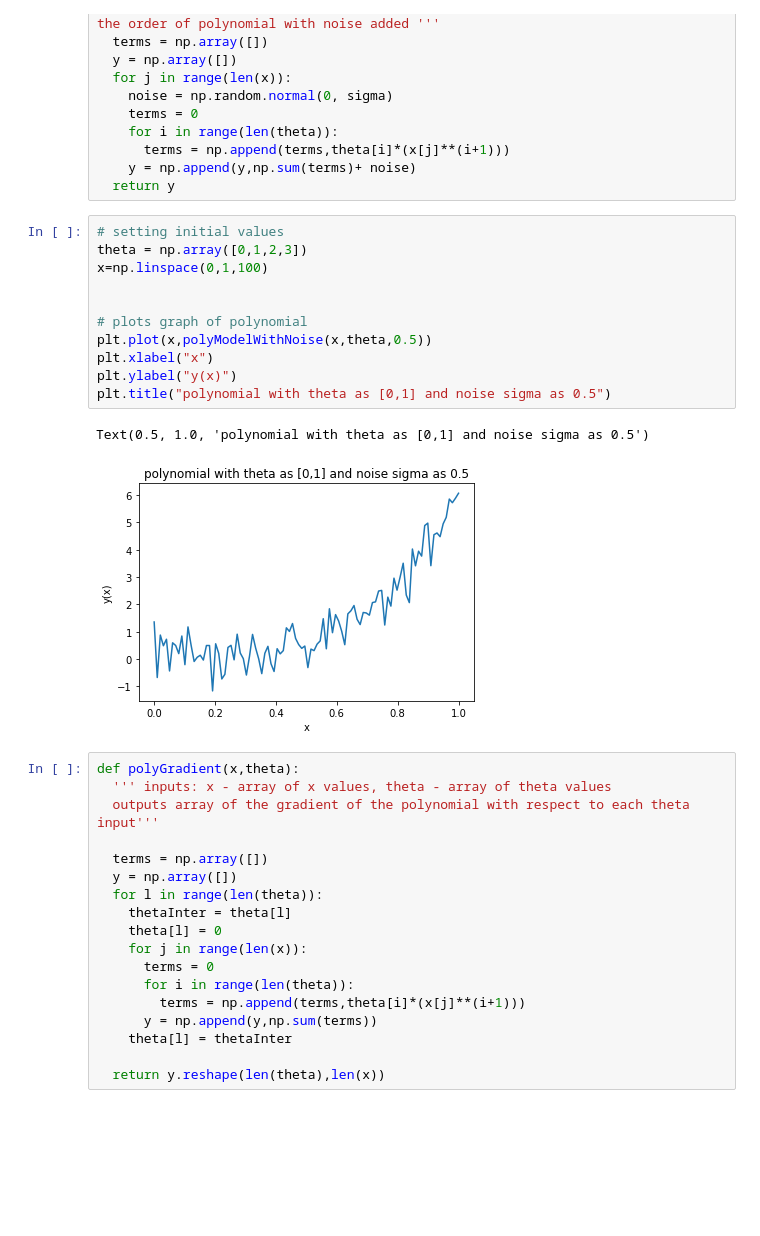
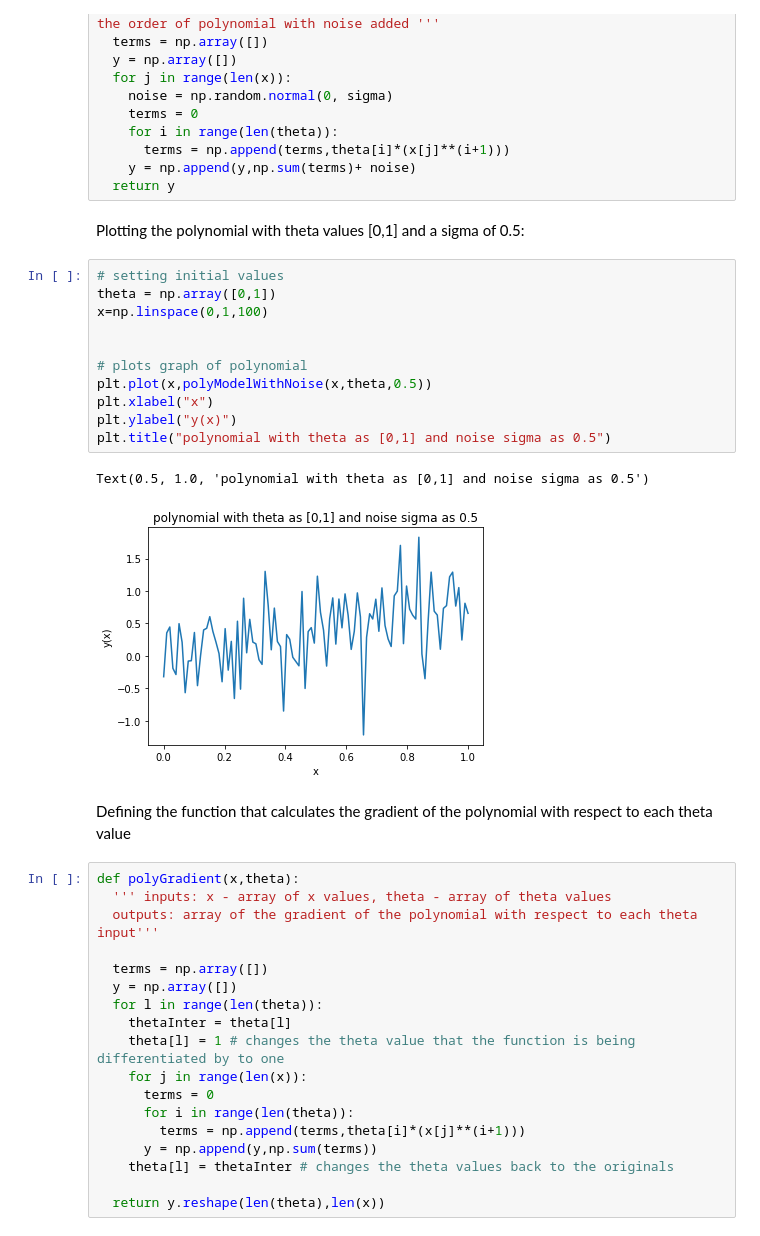
Before and after one commit to logansdmi/CurveFitting, a Jupyter notebook: CurveFitting.ipynb, the cells around one changed output. Saved outputs shown, nothing was run; the diff lists cells and outputs as text; blank space fills up the shorter version.

```diff
--- a/CurveFitting.ipynb
+++ b/CurveFitting.ipynb
@@ -26,35 +26,39 @@ def polyModelWithNoise(x,theta,sigma):
       terms = np.append(terms,theta[i]*(x[j]**(i+1)))
     y = np.append(y,np.sum(terms)+ noise)
   return y
+# %% [markdown]
+Plotting the polynomial with theta values [0,1] and a sigma of 0.5:
 # %%
 # setting initial values
-theta = np.array([0,1,2,3])
+theta = np.array([0,1])
 x=np.linspace(0,1,100)
 
 
 # plots graph of polynomial
 plt.plot(x,polyModelWithNoise(x,theta,0.5))
 plt.xlabel("x")
 plt.ylabel("y(x)")
 plt.title("polynomial with theta as [0,1] and noise sigma as 0.5")
 # %% [output]
 Text(0.5, 1.0, 'polynomial with theta as [0,1] and noise sigma as 0.5')
-[figure, old version]
+[figure, new version]
+# %% [markdown]
+Defining the function that calculates the gradient of the polynomial with respect to each theta value
 # %%
 def polyGradient(x,theta):
   ''' inputs: x - array of x values, theta - array of theta values
-  outputs array of the gradient of the polynomial with respect to each theta input'''
+  outputs: array of the gradient of the polynomial with respect to each theta input'''
 
   terms = np.array([])
   y = np.array([])
   for l in range(len(theta)):
     thetaInter = theta[l]
-    theta[l] = 0
+    theta[l] = 1 # changes the theta value that the function is being differentiated by to one
     for j in range(len(x)):
       terms = 0
       for i in range(len(theta)):
         terms = np.append(terms,theta[i]*(x[j]**(i+1)))
       y = np.append(y,np.sum(terms))
-    theta[l] = thetaInter
+    theta[l] = thetaInter # changes the theta values back to the originals
 
   return y.reshape(len(theta),len(x))
```
Also changed, not shown: parts of 16 cells of this notebook.
